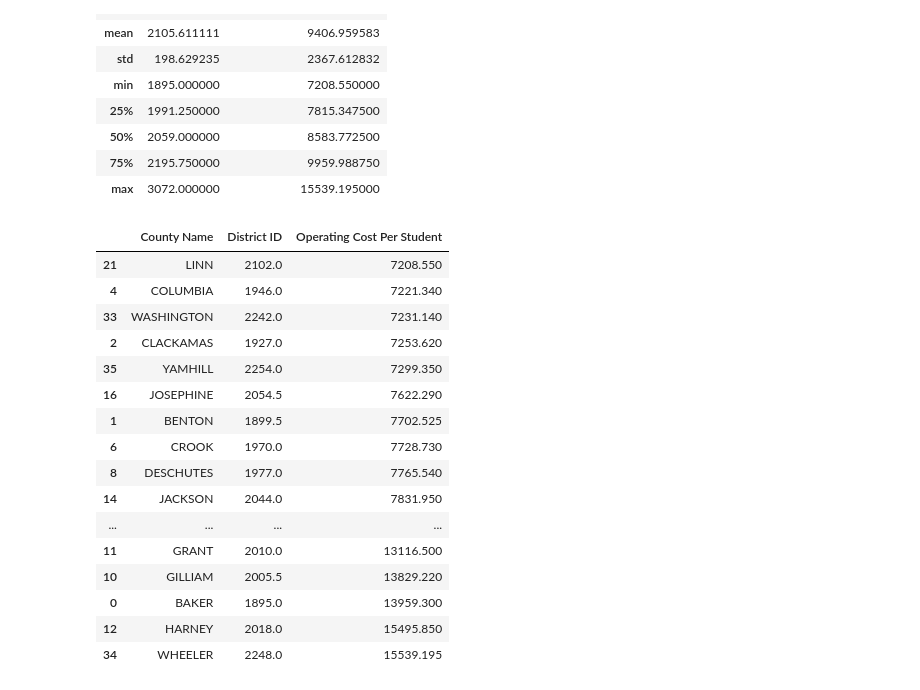
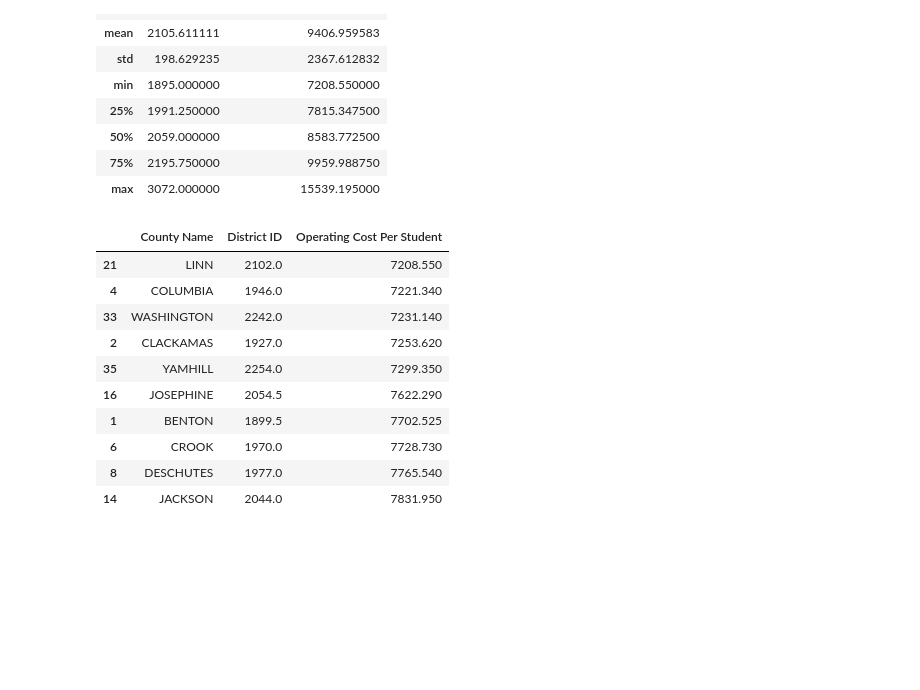
Before and after one commit to alangrafu/oregon-education-costs, a Jupyter notebook: Education costs in Oregon.ipynb, the cells around one changed output. Saved outputs shown, nothing was run; the diff lists cells and outputs as text; code cells hidden in the pictures; blank space fills up the shorter version.

```diff
--- a/Education costs in Oregon.ipynb
+++ b/Education costs in Oregon.ipynb
@@ -36,3 +128,0 @@ df.head()
-# %%
-medians = df.groupby(['County Name']).median()
-medians = medians.reset_index()
@@ -64,22 +145,16 @@ medians.describe()
 | 75% | 2195.750000 | 9959.988750 |
 | max | 3072.000000 | 15539.195000 |
 # %%
-medians.sort_values('Operating Cost Per Student')
+medians.sort_values('Operating Cost Per Student').head(10)
 # %% [output]
 |  | County Name | District ID | Operating Cost Per Student |
 | 21 | LINN | 2102.0 | 7208.550 |
 | 4 | COLUMBIA | 1946.0 | 7221.340 |
 | 33 | WASHINGTON | 2242.0 | 7231.140 |
 | 2 | CLACKAMAS | 1927.0 | 7253.620 |
 | 35 | YAMHILL | 2254.0 | 7299.350 |
 | 16 | JOSEPHINE | 2054.5 | 7622.290 |
 | 1 | BENTON | 1899.5 | 7702.525 |
 | 6 | CROOK | 1970.0 | 7728.730 |
 | 8 | DESCHUTES | 1977.0 | 7765.540 |
 | 14 | JACKSON | 2044.0 | 7831.950 |
-| ... | ... | ... | ... |
-| 11 | GRANT | 2010.0 | 13116.500 |
-| 10 | GILLIAM | 2005.5 | 13829.220 |
-| 0 | BAKER | 1895.0 | 13959.300 |
-| 12 | HARNEY | 2018.0 | 15495.850 |
-| 34 | WHEELER | 2248.0 | 15539.195 |
```
Also changed, not shown: parts of 22 cells of this notebook.
